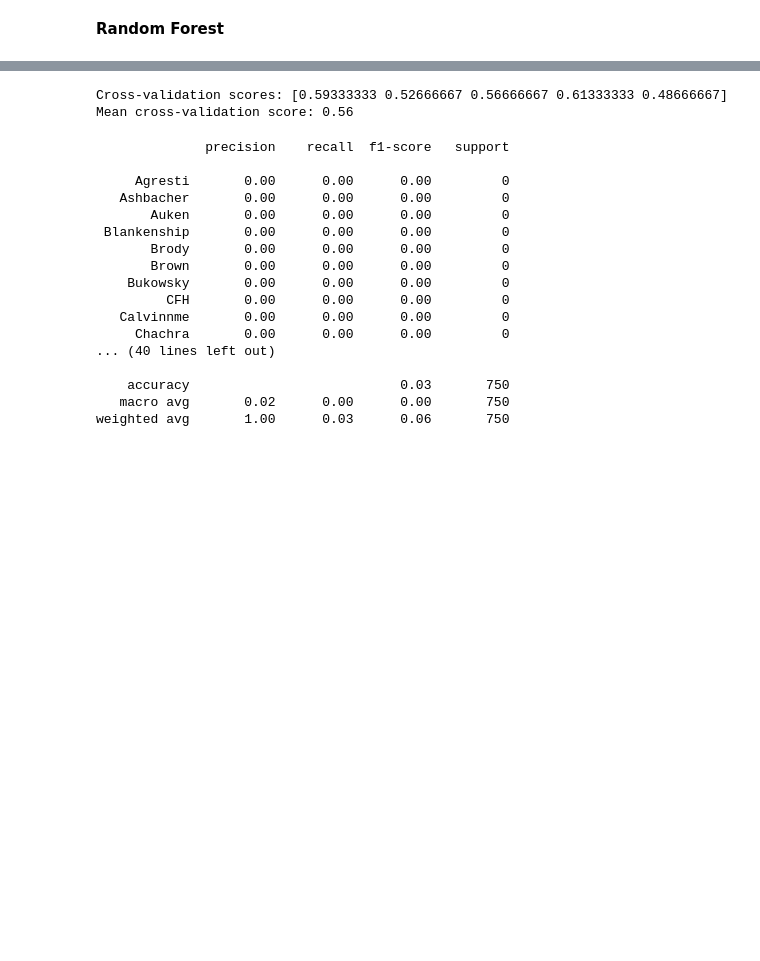
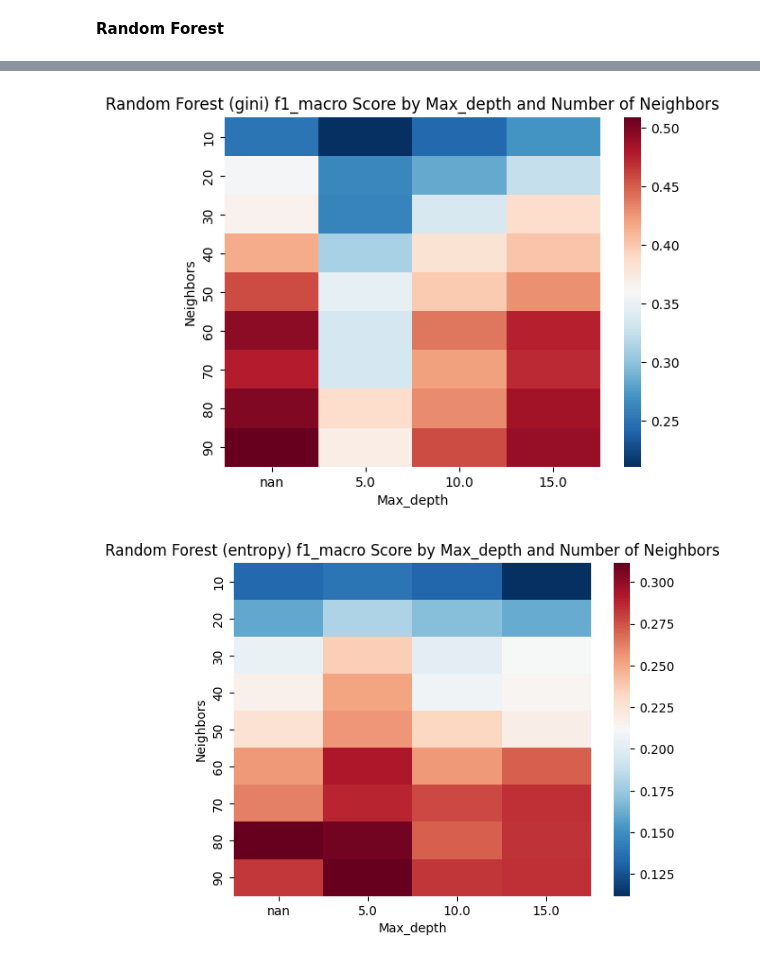
Before and after one commit to vschweitzer/ML_SS_23, a Jupyter notebook: 184702-tu-ml-ss-23-reviews/project.ipynb, the cells around one changed output, grey strips where cells are left out. Drawn from its saved outputs; the diff is of its cells as text; code cells hidden in the pictures; blank space fills up the shorter version.

```diff
--- a/184702-tu-ml-ss-23-reviews/project.ipynb
+++ b/184702-tu-ml-ss-23-reviews/project.ipynb
@@ -139,11 +139,11 @@ for algorithm in algorithms:
 [figure]
 [figure]
 # %%
-knn_model=KNeighborsClassifier(n_neighbors=best_n)
-knn_model.fit(x_train,y_train )
-y_pred=knn_model.predict(x_test)
-y_pred
-print(classification_report(y_test,y_pred))
+# knn_model=KNeighborsClassifier(n_neighbors=best_n)
+# knn_model.fit(x_train,y_train )
+# y_pred=knn_model.predict(x_test)
+# y_pred
+# print(classification_report(y_test,y_pred))
 # %% [output]
               precision    recall  f1-score   support
 
@@ -191,0 +193,9 @@ search.best_params_
+# %%
+cs_results = pd.DataFrame.from_records(search.cv_results_["params"])
+
+score_keys = [key for key in search.cv_results_.keys() if str(key).startswith("split")]
+for score_key in score_keys:
+    cs_results[score_key] = search.cv_results_[score_key]
+
+cs_results["score_mean"] = cs_results[score_keys].mean(axis=1)
+cs_results
@@ -192,37 +216,32 @@ search.best_params_
+# %%
+cmap_reversed = cm.get_cmap("RdBu_r")
+criterions = list(cs_results["criterion"].unique())
+cs_heatmaps = []
+scoring_criterium = "f1_macro"
+
+
+for criterion in criterions:
+    plt.figure()
+    cs_heatmaps.append(sns.heatmap(cs_results[cs_results["criterion"] == criterion].pivot(index="n_estimators", columns="max_depth", values="score_mean"),  cmap=cmap_reversed))
+    cs_heatmaps[-1].set_ylabel("Neighbors")
+    cs_heatmaps[-1].set_xlabel(f"Max_depth")
+    cs_heatmaps[-1].set_title(f"Random Forest ({criterion}) {scoring_criterium} Score by Max_depth and Number of Neighbors")
+# %% [output]
+[figure, added]
+[figure, added]
 # %%
-# Perform cross-validation
-rfc = RandomForestClassifier(n_estimators=best_n, random_state=26)
-rfc.fit(x_train, y_train)
-scores = cross_val_score(rfc ,x_train, y_train, cv=5)
+# # Perform cross-validation
+# rfc = RandomForestClassifier(n_estimators=best_n, random_state=26)
+# rfc.fit(x_train, y_train)
+# scores = cross_val_score(rfc ,x_train, y_train, cv=5)
 
-# Print the cross-validation scores
-print("Cross-validation scores: {}".format(scores))
-print("Mean cross-validation score: {:.2f}".format(scores.mean()))
+# # Print the cross-validation scores
+# print("Cross-validation scores: {}".format(scores))
+# print("Mean cross-validation score: {:.2f}".format(scores.mean()))
-# %% [output]
-Cross-validation scores: [0.59333333 0.52666667 0.56666667 0.61333333 0.48666667]
-Mean cross-validation score: 0.56
 # %%
-# Make predictions on the test set
-y_pred = rfc.predict(x_test)
+# # Make predictions on the test set
+# y_pred = rfc.predict(x_test)
 
-# Evaluate the model
-print(classification_report(y_test,y_pred))
+# # Evaluate the model
+# print(classification_report(y_test,y_pred))
-# %% [output]
-              precision    recall  f1-score   support
-
-     Agresti       0.00      0.00      0.00         0
-   Ashbacher       0.00      0.00      0.00         0
-       Auken       0.00      0.00      0.00         0
- Blankenship       0.00      0.00      0.00         0
-       Brody       0.00      0.00      0.00         0
-       Brown       0.00      0.00      0.00         0
-    Bukowsky       0.00      0.00      0.00         0
-         CFH       0.00      0.00      0.00         0
-   Calvinnme       0.00      0.00      0.00         0
-     Chachra       0.00      0.00      0.00         0
-... (40 lines left out)
-
-    accuracy                           0.03       750
-   macro avg       0.02      0.00      0.00       750
-weighted avg       1.00      0.03      0.06       750
 # %%
```
Also changed, not shown: parts of 5 cells of this notebook.
